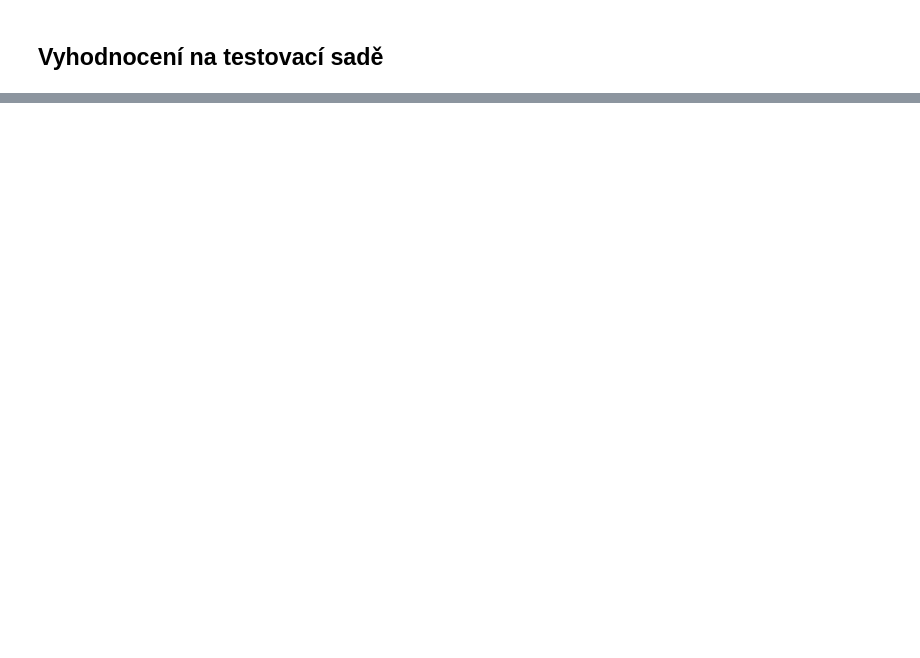
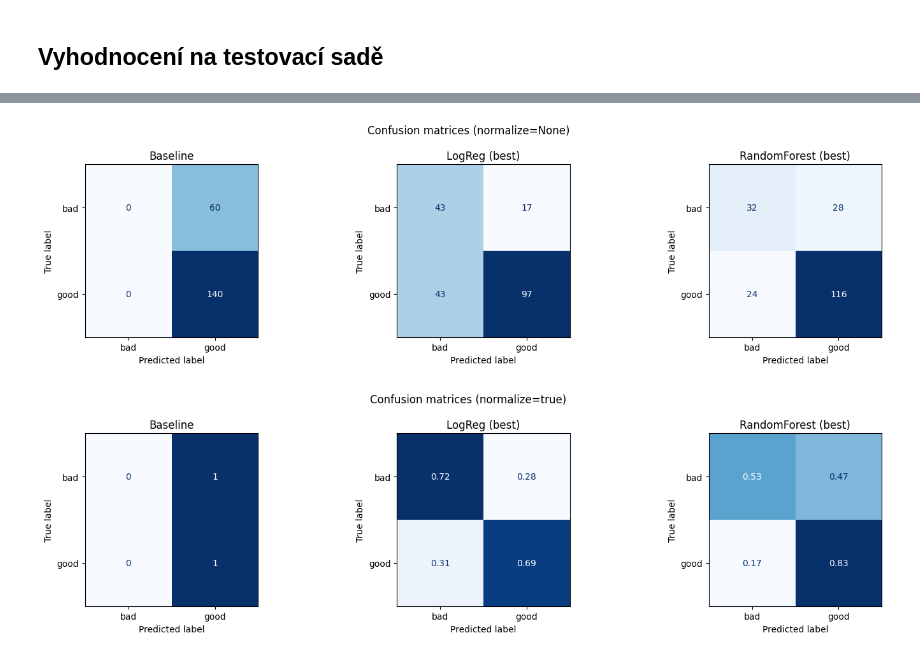
Before and after one commit to Kubis1414/4iz466_credit_model, a Jupyter notebook: credit_g_project.ipynb, the cells around one changed output, grey strips where cells are left out. Saved outputs shown, nothing was run; the diff lists cells and outputs as text; code cells hidden in the pictures; blank space fills up the shorter version.

```diff
--- a/credit_g_project.ipynb
+++ b/credit_g_project.ipynb
@@ -353,0 +357,7 @@ weighted avg       0.75      0.77      0.74       200
+# %%
+
+baseline = DummyClassifier(strategy="most_frequent", random_state=SEED)
+baseline.fit(X_train, y_train)
+
+# Textové vyhodnocení (accuracy, AUC, report, matice záměn)
+evaluate_model("Baseline (most_frequent)", baseline, X_test, y_test)
@@ -354,3 +378,34 @@ weighted avg       0.75      0.77      0.74       200
+# %%
+
+
+def plot_confusion_matrices(models, X_test, y_test, normalize=None):
+    n = len(models)
+    fig, axes = plt.subplots(1, n, figsize=(5 * n, 4))
+    if n == 1:
+        axes = [axes]
+    for ax, (name, est) in zip(axes, models):
+        ConfusionMatrixDisplay.from_estimator(
+            est, X_test, y_test,
+            normalize=normalize,  # None | 'true' | 'pred' | 'all'
+            cmap="Blues", ax=ax, colorbar=False
+        )
+        ax.set_title(name)
+    fig.suptitle(f"Confusion matrices (normalize={normalize})")
+    plt.tight_layout()
+    plt.show()
+
+models_to_plot = [
+    ("Baseline", baseline),
+    ("LogReg (best)", best_lr),
+    ("RandomForest (best)", best_rf),
+]
+
+# Ne-normalizovaná a normalizovaná verze
+plot_confusion_matrices(models_to_plot, X_test, y_test, normalize=None)
+plot_confusion_matrices(models_to_plot, X_test, y_test, normalize="true")
+# %% [output]
+[figure, added]
+[figure, added]
 # %%
 
 # Vykreslení ROC křivek (binární klasifikace)
```
Also changed, not shown: parts of 8 cells of this notebook.
